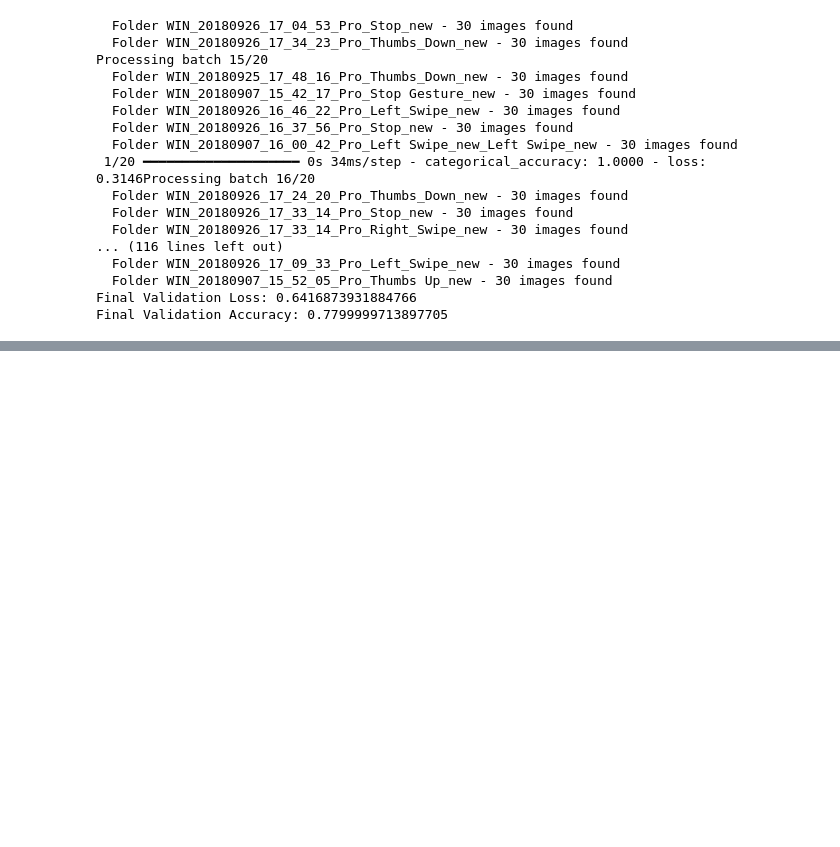
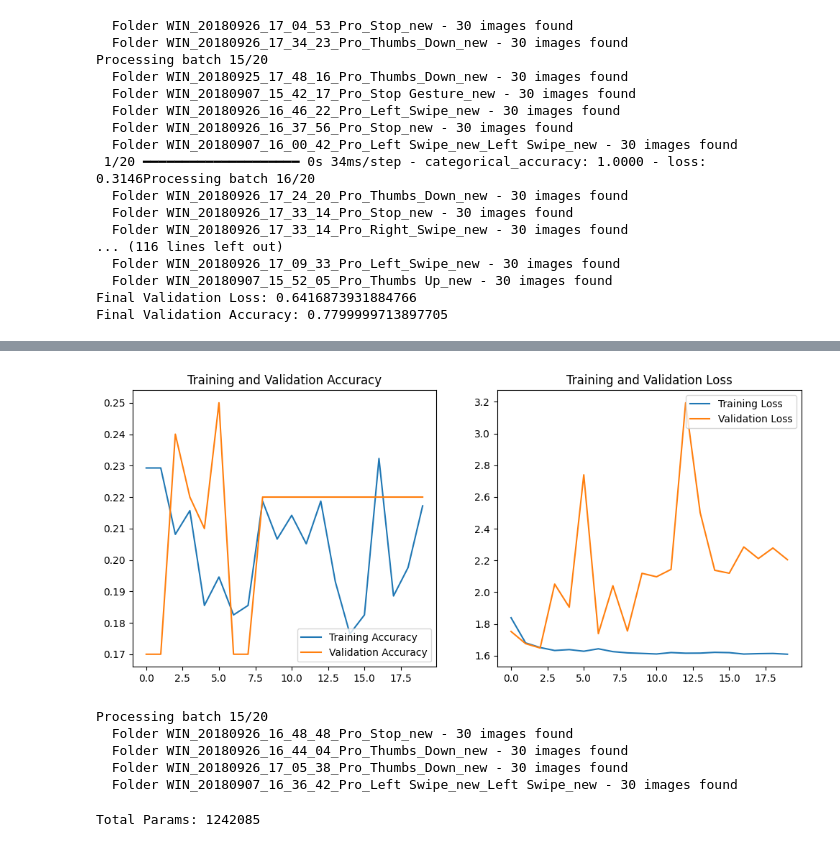
Before and after one commit to thomami244/Gesture-Recognition-Project, a Jupyter notebook: gesture_recognition_michael_thomas_supriyo_roy.ipynb, the cells around one changed output, grey strips where cells are left out. Drawn from its saved outputs; the diff is of its cells as text; code cells hidden in the pictures; blank space fills up the shorter version.

Commit message:
Running second model

```diff
--- a/gesture_recognition_michael_thomas_supriyo_roy.ipynb
+++ b/gesture_recognition_michael_thomas_supriyo_roy.ipynb
@@ -621,0 +709,19 @@ Final Validation Accuracy: 0.7799999713897705
+# %%
+# For the same dataset/generator:
+train_generator = generator(train_path, train_doc, batch_size)
+val_generator = generator(val_path, val_doc, batch_size)
+
+# Same callbacks, e.g.
+callbacks_list = [checkpoint, LR]  # define your ModelCheckpoint, ReduceLROnPlateau, etc.
+
+history2 = model2.fit(
+    train_generator,
+    steps_per_epoch=steps_per_epoch,
+    epochs=num_epochs,
+    verbose=1,
+    callbacks=callbacks_list,
+    validation_data=val_generator,
+    validation_steps=validation_steps,
+    class_weight=None,
+    initial_epoch=0
+)
@@ -621,0 +776,50 @@ Final Validation Accuracy: 0.7799999713897705
+# %%
+import matplotlib.pyplot as plt
+
+# Extract metrics from history2
+acc = history2.history['categorical_accuracy']
+val_acc = history2.history['val_categorical_accuracy']
+loss = history2.history['loss']
+val_loss = history2.history['val_loss']
+
+# Determine how many epochs were actually run
+epochs_range = range(len(acc))
+
+# Plotting
+plt.figure(figsize=(12, 5))
+
+# ---------------------------
+# Subplot 1: Accuracy
+# ---------------------------
+plt.subplot(1, 2, 1)
+plt.plot(epochs_range, acc, label='Training Accuracy')
+plt.plot(epochs_range, val_acc, label='Validation Accuracy')
+plt.legend(loc='lower right')
+plt.title('Training and Validation Accuracy')
+
+# ---------------------------
+# Subplot 2: Loss
+# ---------------------------
+plt.subplot(1, 2, 2)
+plt.plot(epochs_range, loss, label='Training Loss')
+plt.plot(epochs_range, val_loss, label='Validation Loss')
+plt.legend(loc='upper right')
+plt.title('Training and Validation Loss')
+
+plt.show()
+# %% [output]
+[figure, added]
+# %%
+final_loss, final_accuracy = model2.evaluate(val_generator, steps=validation_steps)
+print("Final Validation Loss:", final_loss)
+print("Final Validation Accuracy:", final_accuracy)
+# %% [output]
+Processing batch 15/20
+  Folder WIN_20180926_16_48_48_Pro_Stop_new - 30 images found
+  Folder WIN_20180926_16_44_04_Pro_Thumbs_Down_new - 30 images found
+  Folder WIN_20180926_17_05_38_Pro_Thumbs_Down_new - 30 images found
+  Folder WIN_20180907_16_36_42_Pro_Left Swipe_new_Left Swipe_new - 30 images found
+# %%
+print("Total Params:", model2.count_params())
+# %% [output]
+Total Params: 1242085
```
Also changed, not shown: parts of 4 cells of this notebook.
